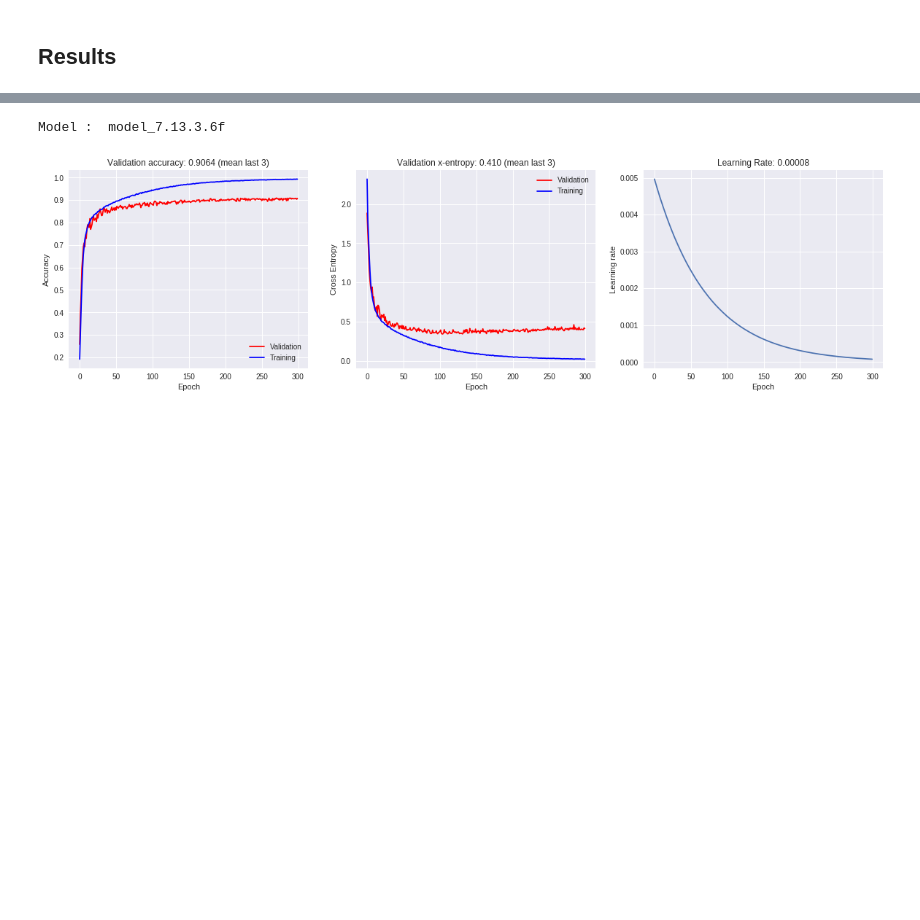
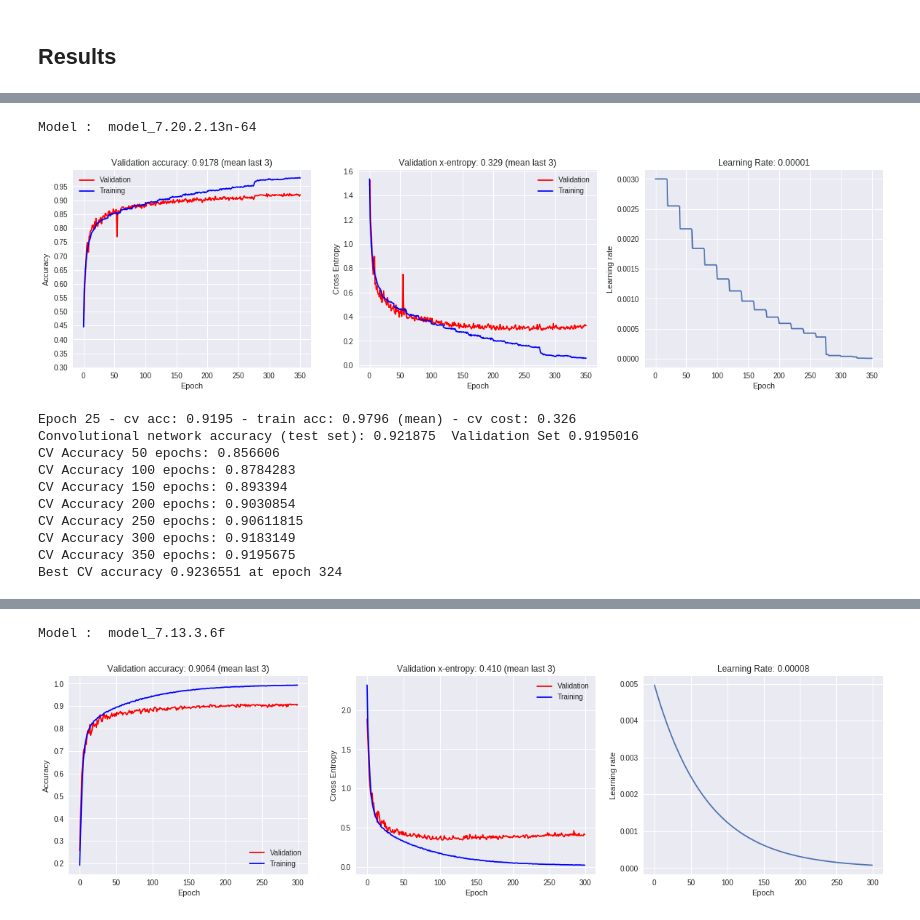
Before and after one commit to escuccim/tensorflow-cifar-classifier, a Jupyter notebook: CIFAR10_2.ipynb, the cells around one changed output, grey strips where cells are left out. Saved outputs shown, nothing was run; the diff lists cells and outputs as text; code cells hidden in the pictures; blank space fills up the shorter version.

```diff
--- a/CIFAR10_2.ipynb
+++ b/CIFAR10_2.ipynb
@@ -1029,0 +1201,62 @@ Best CV accuracy 0.89921874 at epoch 112
+# %%
+## MODEL 7.20.2.13n - no crop, 64 batch size
+print("Model : ", model_name)
+
+# Plot cost and accuracy and training and validation
+f, ax = plt.subplots(1,3,figsize=(20,5))
+
+ax[0].plot(valid_acc_values, color="red", label="Validation")
+ax[0].plot(train_acc_values, color="blue", label="Training")
+ax[0].set_title('Validation accuracy: {:.4f} (mean last 3)'.format(np.mean(valid_acc_values[-3:])))
+ax[0].set_yticks(np.arange(0.3, 1.0, 0.05))
+ax[0].legend()
+ax[0].set_xlabel('Epoch')
+ax[0].set_ylabel('Accuracy')
+ax[1].plot(valid_cost_values, color="red", label="Validation")
+ax[1].plot(train_cost_values, color="blue", label="Training")
+ax[1].set_title('Validation x-entropy: {:.3f} (mean last 3)'.format(np.mean(valid_cost_values[-3:])))
+ax[1].set_xlabel('Epoch')
+ax[1].set_ylabel('Cross Entropy')
+ax[1].legend()
+ax[2].cla()
+ax[2].plot(train_lr_values)
+ax[2].set_title("Learning Rate: {:.5f}".format(np.mean(train_lr_values[-2:])))
+ax[2].set_xlabel("Epoch")
+ax[2].set_ylabel("Learning rate")
+plt.show()
+
+print('Epoch {} - cv acc: {:.4f} - train acc: {:.4f} (mean) - cv cost: {:.3f}'.format(
+                epochs, np.mean(batch_cv_acc), np.mean(batch_acc), np.mean(batch_cv_cost)
+            ))
+
+print("Convolutional network accuracy (test set):",test_acc, " Validation Set", valid_acc_values[-1])
+
+print("CV Accuracy 50 epochs:", np.mean(valid_acc_values[46:49]))
+if len(valid_acc_values) >= 99:
+  print("CV Accuracy 100 epochs:", np.mean(valid_acc_values[96:99]))
+if len(valid_acc_values) >= 149:
+  print("CV Accuracy 150 epochs:", np.mean(valid_acc_values[146:149]))
+if len(valid_acc_values) >= 199:
+  print("CV Accuracy 200 epochs:", np.mean(valid_acc_values[196:199]))
+if len(valid_acc_values) >= 249:
+  print("CV Accuracy 250 epochs:", np.mean(valid_acc_values[246:249]))
+if len(valid_acc_values) >= 299:
+  print("CV Accuracy 300 epochs:", np.mean(valid_acc_values[296:299]))
+if len(valid_acc_values) >= 349:
+  print("CV Accuracy 350 epochs:", np.mean(valid_acc_values[346:349]))
+
+max_cv = np.argmax(valid_acc_values)
+print("Best CV accuracy", valid_acc_values[max_cv], "at epoch", max_cv)
+# %% [output]
+Model :  model_7.20.2.13n-64
+[figure, added]
+Epoch 25 - cv acc: 0.9195 - train acc: 0.9796 (mean) - cv cost: 0.326
+Convolutional network accuracy (test set): 0.921875  Validation Set 0.9195016
+CV Accuracy 50 epochs: 0.856606
+CV Accuracy 100 epochs: 0.8784283
+CV Accuracy 150 epochs: 0.893394
+CV Accuracy 200 epochs: 0.9030854
+CV Accuracy 250 epochs: 0.90611815
+CV Accuracy 300 epochs: 0.9183149
+CV Accuracy 350 epochs: 0.9195675
+Best CV accuracy 0.9236551 at epoch 324
```
Also changed, not shown: parts of 16 cells of this notebook, 3 other files.
